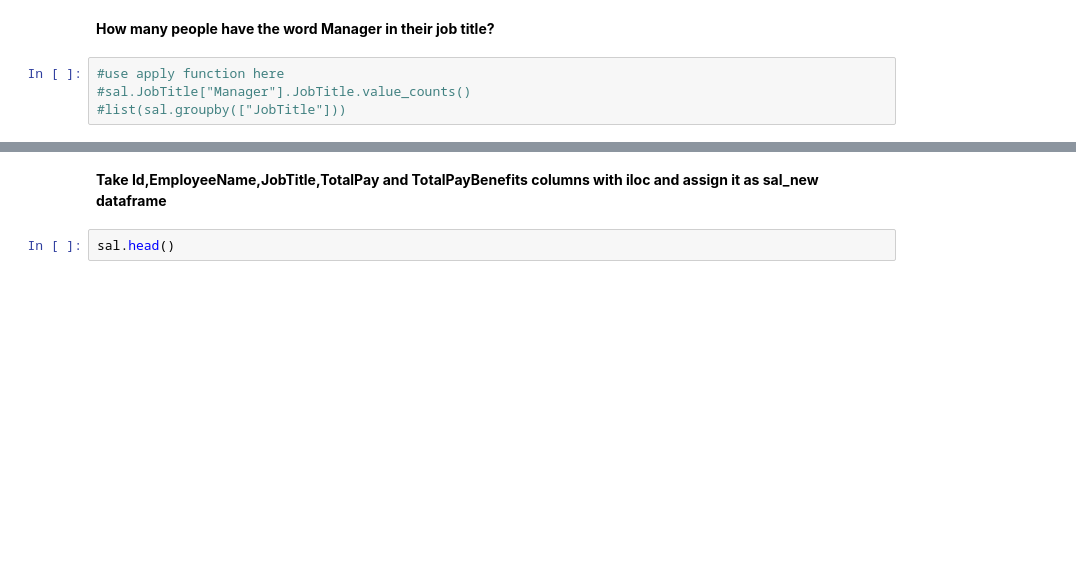
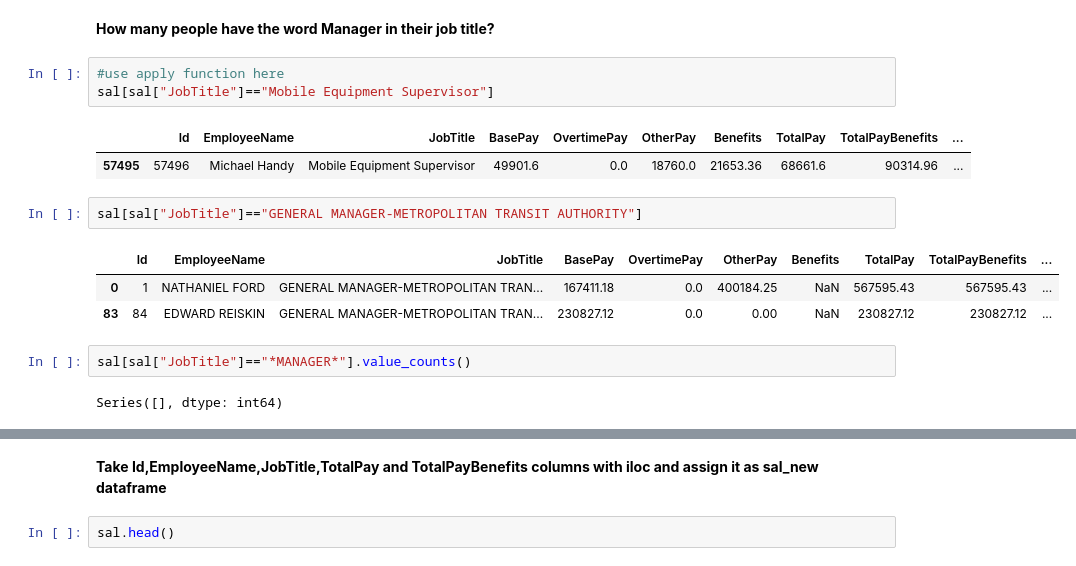
Before and after one commit to glcn35/NUMPY, a Jupyter notebook: Assignment_1_Student_(1).ipynb, the cells around one changed output, grey strips where cells are left out. Saved outputs shown, nothing was run; the diff lists cells and outputs as text; blank space fills up the shorter version.

```diff
--- a/Assignment_1_Student_(1).ipynb
+++ b/Assignment_1_Student_(1).ipynb
@@ -413,5 +466,17 @@ sal.groupby(["Year"]).count()
 **How many people have the word Manager in their job title?**
 # %%
 #use apply function here
-#sal.JobTitle["Manager"].JobTitle.value_counts()
-#list(sal.groupby(["JobTitle"]))
+sal[sal["JobTitle"]=="Mobile Equipment Supervisor"]
+# %% [output]
+|  | Id | EmployeeName | JobTitle | BasePay | OvertimePay | OtherPay | Benefits | TotalPay | TotalPayBenefits | ... |
+| 57495 | 57496 | Michael Handy | Mobile Equipment Supervisor | 49901.6 | 0.0 | 18760.0 | 21653.36 | 68661.6 | 90314.96 | ... |
+# %%
+sal[sal["JobTitle"]=="GENERAL MANAGER-METROPOLITAN TRANSIT AUTHORITY"]
+# %% [output]
+|  | Id | EmployeeName | JobTitle | BasePay | OvertimePay | OtherPay | Benefits | TotalPay | TotalPayBenefits | ... |
+| 0 | 1 | NATHANIEL FORD | GENERAL MANAGER-METROPOLITAN TRAN... | 167411.18 | 0.0 | 400184.25 | NaN | 567595.43 | 567595.43 | ... |
+| 83 | 84 | EDWARD REISKIN | GENERAL MANAGER-METROPOLITAN TRAN... | 230827.12 | 0.0 | 0.00 | NaN | 230827.12 | 230827.12 | ... |
+# %%
+sal[sal["JobTitle"]=="*MANAGER*"].value_counts()
+# %% [output]
+Series([], dtype: int64)
```
Also changed, not shown: parts of 20 cells of this notebook.
